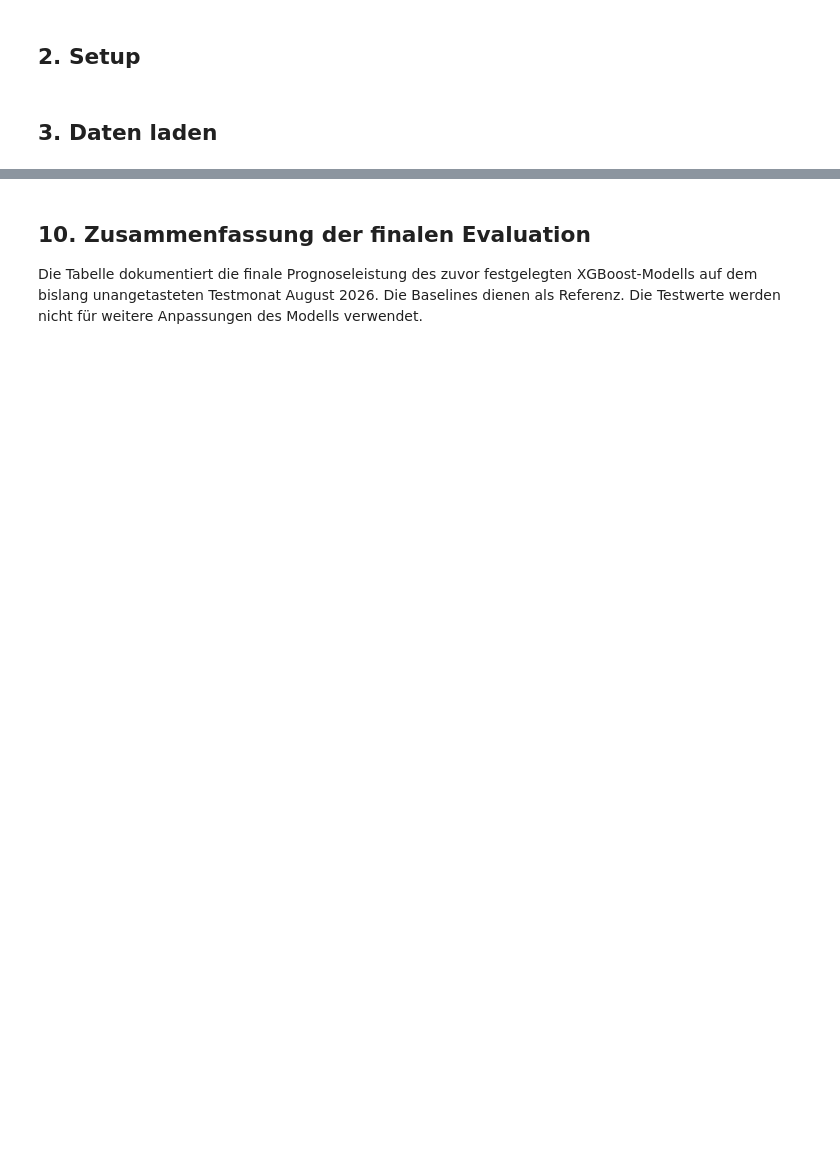
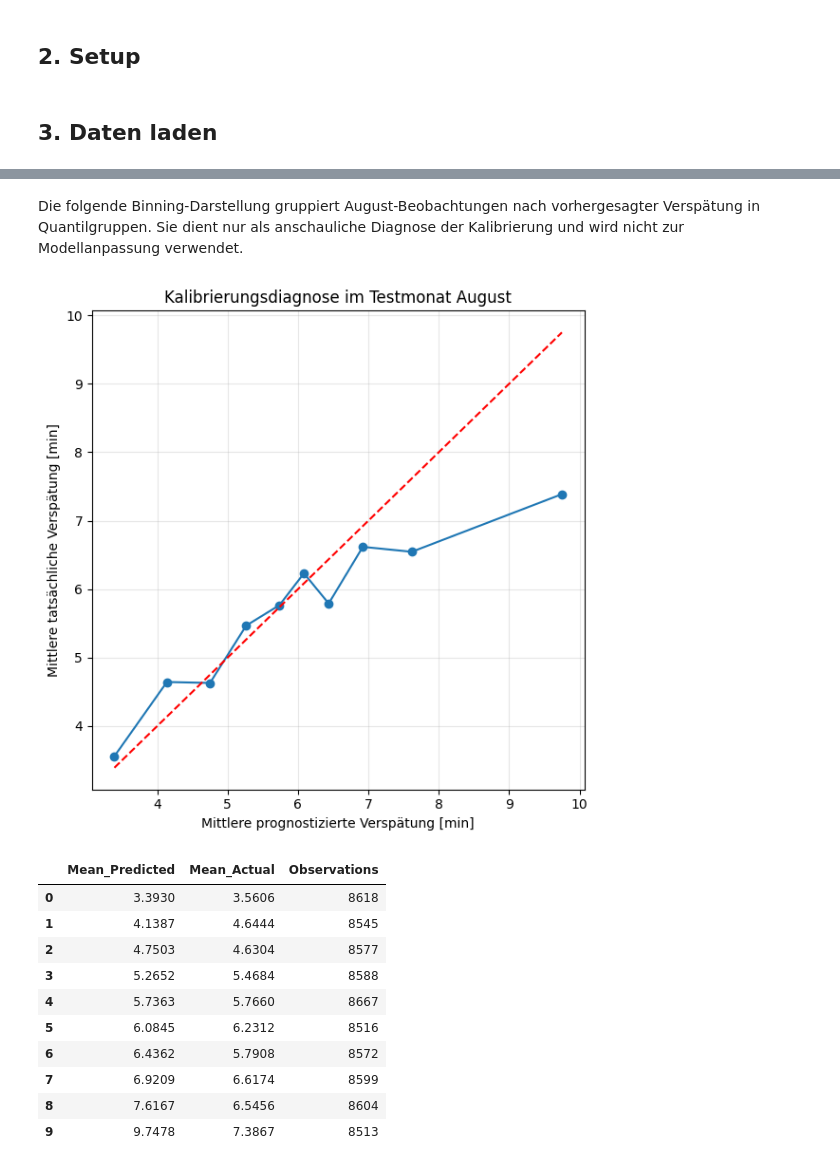
Before and after one commit to LeblL/LukasLeblBA, a Jupyter notebook: notebooks/modeling/03_final_evaluation.ipynb, the cells around one changed output, grey strips where cells are left out. Saved outputs shown, nothing was run; the diff lists cells and outputs as text; code cells hidden in the pictures; blank space fills up the shorter version.

```diff
--- a/notebooks/modeling/03_final_evaluation.ipynb
+++ b/notebooks/modeling/03_final_evaluation.ipynb
@@ -411,4 +453,62 @@ plt.show()
-# %% [markdown]
-## 10. Zusammenfassung der finalen Evaluation
-
-Die Tabelle dokumentiert die finale Prognoseleistung des zuvor festgelegten XGBoost-Modells auf dem bislang unangetasteten Testmonat August 2026. Die Baselines dienen als Referenz. Die Testwerte werden nicht für weitere Anpassungen des Modells verwendet.
+# %% [markdown]
+Die folgende Binning-Darstellung gruppiert August-Beobachtungen nach vorhergesagter Verspätung in Quantilgruppen. Sie dient nur als anschauliche Diagnose der Kalibrierung und wird nicht zur Modellanpassung verwendet.
+# %%
+calibration_data = prediction_plot_data.copy()
+calibration_data["Prediction Bin"] = pd.qcut(
+    calibration_data["Predicted"],
+    q=10,
+    duplicates="drop",
+)
+
+calibration_summary = (
+    calibration_data.groupby("Prediction Bin", observed=True)
+    .agg(
+        Mean_Predicted=("Predicted", "mean"),
+        Mean_Actual=("Actual", "mean"),
+        Observations=("Actual", "size"),
+    )
+    .reset_index(drop=True)
+)
+
+axis_min_calibration = min(
+    calibration_summary["Mean_Predicted"].min(),
+    calibration_summary["Mean_Actual"].min(),
+)
+axis_max_calibration = max(
+    calibration_summary["Mean_Predicted"].max(),
+    calibration_summary["Mean_Actual"].max(),
+)
+
+fig, ax = plt.subplots(figsize=(6, 6))
+ax.plot(
+    calibration_summary["Mean_Predicted"],
+    calibration_summary["Mean_Actual"],
+    marker="o",
+)
+ax.plot(
+    [axis_min_calibration, axis_max_calibration],
+    [axis_min_calibration, axis_max_calibration],
+    color="red",
+    linestyle="--",
+)
+ax.set_title("Kalibrierungsdiagnose im Testmonat August")
+ax.set_xlabel("Mittlere prognostizierte Verspätung [min]")
+ax.set_ylabel("Mittlere tatsächliche Verspätung [min]")
+ax.grid(alpha=0.3)
+plt.tight_layout()
+plt.show()
+
+calibration_summary.round(4)
+# %% [output]
+[figure, added]
+|  | Mean_Predicted | Mean_Actual | Observations |
+| 0 | 3.3930 | 3.5606 | 8618 |
+| 1 | 4.1387 | 4.6444 | 8545 |
+| 2 | 4.7503 | 4.6304 | 8577 |
+| 3 | 5.2652 | 5.4684 | 8588 |
+| 4 | 5.7363 | 5.7660 | 8667 |
+| 5 | 6.0845 | 6.2312 | 8516 |
+| 6 | 6.4362 | 5.7908 | 8572 |
+| 7 | 6.9209 | 6.6174 | 8599 |
+| 8 | 7.6167 | 6.5456 | 8604 |
+| 9 | 9.7478 | 7.3867 | 8513 |
```
Also changed, not shown: parts of 32 cells of this notebook.
